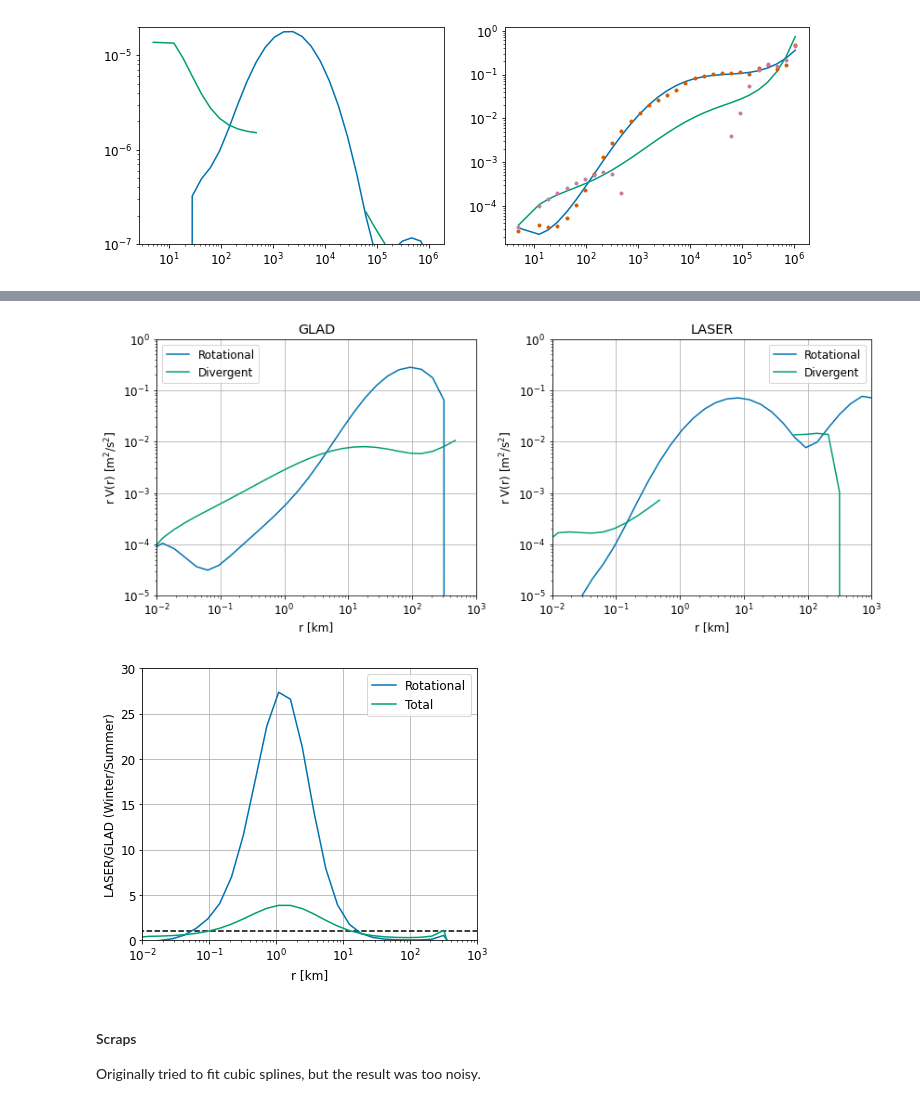
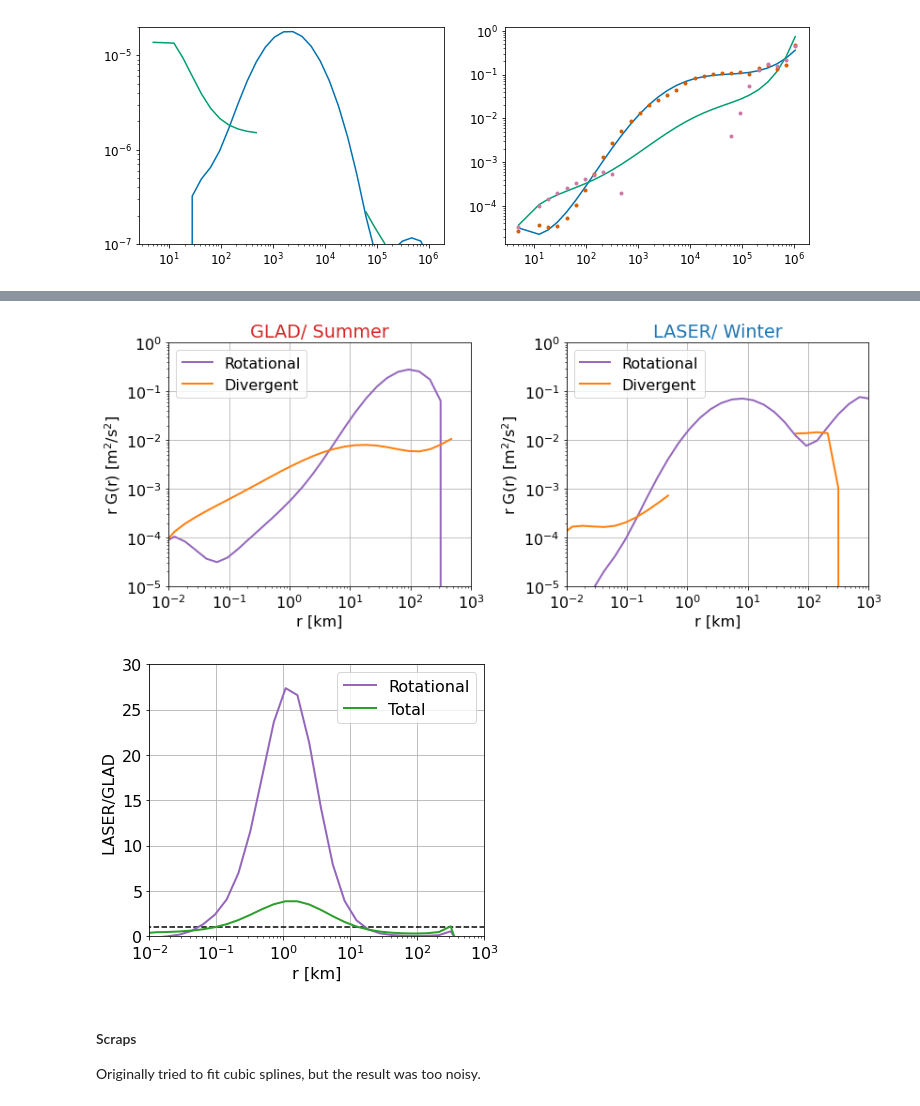
Before and after one commit to dhruvbalwada/SF3_to_KEflux, a Jupyter notebook: code/python_codes/signature_functions_GOM.ipynb, the cells around one changed output, grey strips where cells are left out. Drawn from its saved outputs; the diff is of its cells as text; code cells hidden in the pictures.

```diff
--- a/code/python_codes/signature_functions_GOM.ipynb
+++ b/code/python_codes/signature_functions_GOM.ipynb
@@ -360,46 +369,52 @@ plt.tight_layout()
 # %%
 # rV(r)
 plt.figure(figsize=(12,5 ))
 
 
 plt.subplot(121)
-plt.plot(SF_GLAD['r']/1e3, SF_GLAD['r']*SF_GLAD['V_rr'], label='Rotational')
-plt.plot(SF_GLAD['r']/1e3, SF_GLAD['r']*SF_GLAD['V_dd'], label='Divergent')
+plt.plot(SF_GLAD['r']/1e3, SF_GLAD['r']*SF_GLAD['V_rr'], label='Rotational',
+        linewidth=2, color='tab:purple')
+plt.plot(SF_GLAD['r']/1e3, SF_GLAD['r']*SF_GLAD['V_dd'], label='Divergent',
+        linewidth=2, color='tab:orange')
 plt.xscale('log')
 plt.yscale('log')
 #plt.ylim([-5e-7, 11e-6])
 plt.xlim([.01, 1e3])
 plt.ylim([1e-5, 1])
 plt.grid()
 plt.legend()
 plt.xlabel('r [km]')
-plt.ylabel('r V(r) [m$^2$/s$^2$]')
-plt.title('GLAD')
+plt.ylabel('r G(r) [m$^2$/s$^2$]')
+plt.title('GLAD/ Summer', color='tab:red')
 
 plt.subplot(122)
-plt.plot(SF_LASER['r']/1e3, SF_LASER['r']*SF_LASER['V_rr'], label='Rotational')
-plt.plot(SF_LASER['r']/1e3, SF_LASER['r']*SF_LASER['V_dd'], label='Divergent')
+plt.plot(SF_LASER['r']/1e3, SF_LASER['r']*SF_LASER['V_rr'], label='Rotational',
+        linewidth=2, color='tab:purple')
+plt.plot(SF_LASER['r']/1e3, SF_LASER['r']*SF_LASER['V_dd'], label='Divergent',
+        linewidth=2, color='tab:orange')
 plt.xscale('log')
 plt.yscale('log')
 #plt.ylim([-5e-7, 11e-6])
 plt.xlim([.01, 1e3])
 plt.ylim([1e-5, 1])
 plt.grid()
 plt.legend()
-plt.title('LASER')
+plt.title('LASER/ Winter', color='tab:blue')
 plt.xlabel('r [km]')
-plt.ylabel('r V(r) [m$^2$/s$^2$]')
+plt.ylabel('r G(r) [m$^2$/s$^2$]')
 
 plt.tight_layout()
-#plt.savefig('Rot-Div_sig_funcs.pdf')
+plt.savefig('Rot-Div_sig_funcs.pdf')
 # %% [output]
-[figure, old version]
+[figure, new version]
 # %%
 # Ratios
 plt.figure(figsize=(6,5))
-plt.plot(SF_GLAD['r']/1e3, SF_LASER['V_rr']/ SF_GLAD['V_rr'], label='Rotational')
+plt.plot(SF_GLAD['r']/1e3, SF_LASER['V_rr']/ SF_GLAD['V_rr'], label='Rotational',
+        linewidth=2, color='tab:purple')
 
-plt.plot( SF_GLAD['r']/1e3, (SF_LASER['V_ll']+ SF_LASER['V_tt'])/ (SF_GLAD['V_ll']+ SF_GLAD['V_tt']) , label='Total')
+plt.plot( SF_GLAD['r']/1e3, (SF_LASER['V_ll']+ SF_LASER['V_tt'])/ (SF_GLAD['V_ll']+ SF_GLAD['V_tt']) ,
+         label='Total', linewidth=2, color='tab:green')
 
 plt.hlines(1, 1/1e3, 1e6/1e3, colors='k', linestyles='--')
 plt.xscale('log')
@@ -408,12 +423,12 @@ plt.ylim([0, 30])
 plt.xlim([0.01, 1e3])
 plt.legend()
 
-plt.ylabel('LASER/GLAD (Winter/Summer)')
+plt.ylabel('LASER/GLAD ')
 plt.xlabel('r [km]')
 
 plt.savefig('Ratio_sig_funcs.pdf')
 # %% [output]
-[figure, old version]
+[figure, new version]
 # %% [markdown]
 #### Scraps
 
```
Also changed, not shown: parts of 4 cells of this notebook, 12 other files.
